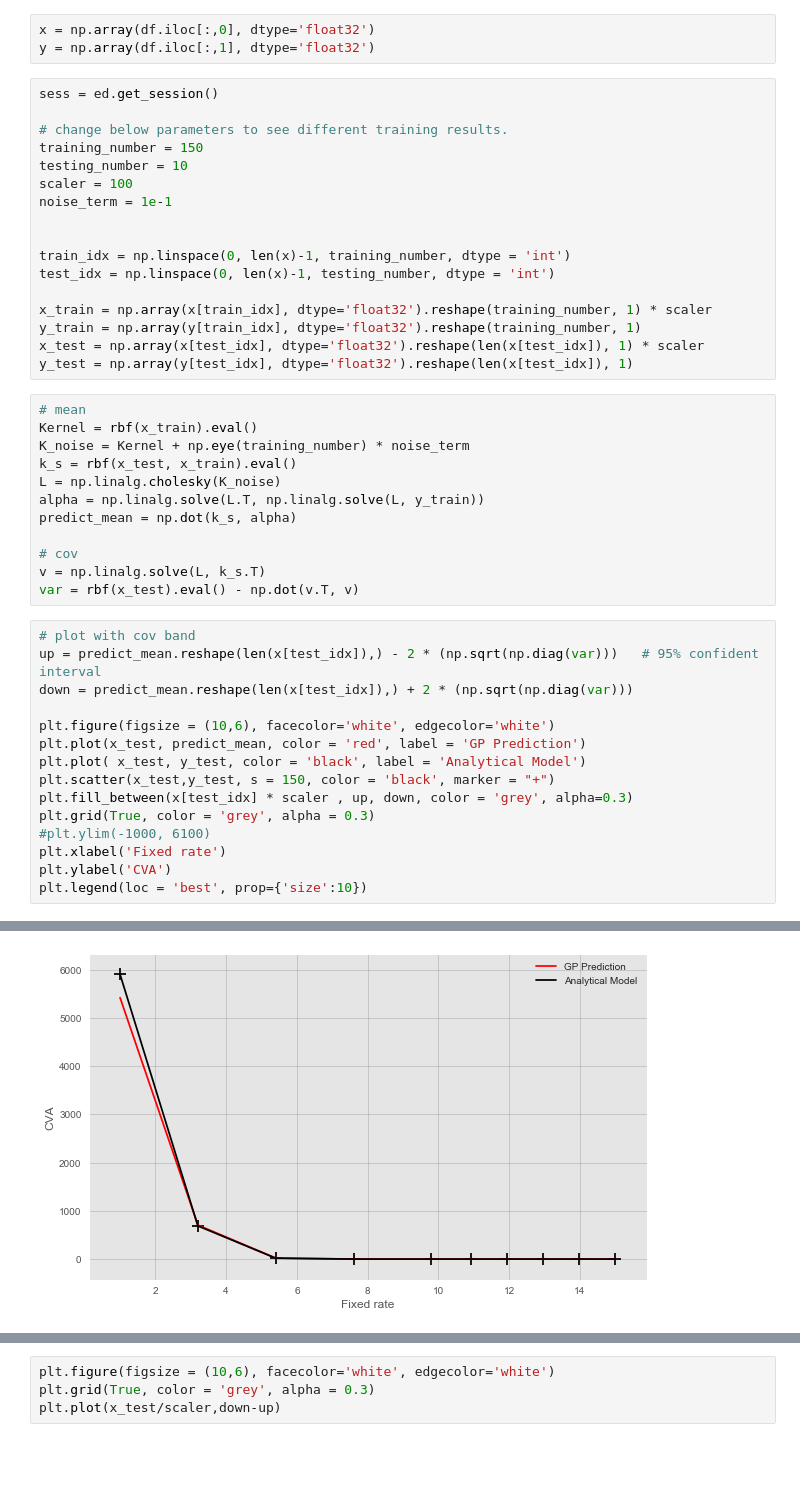
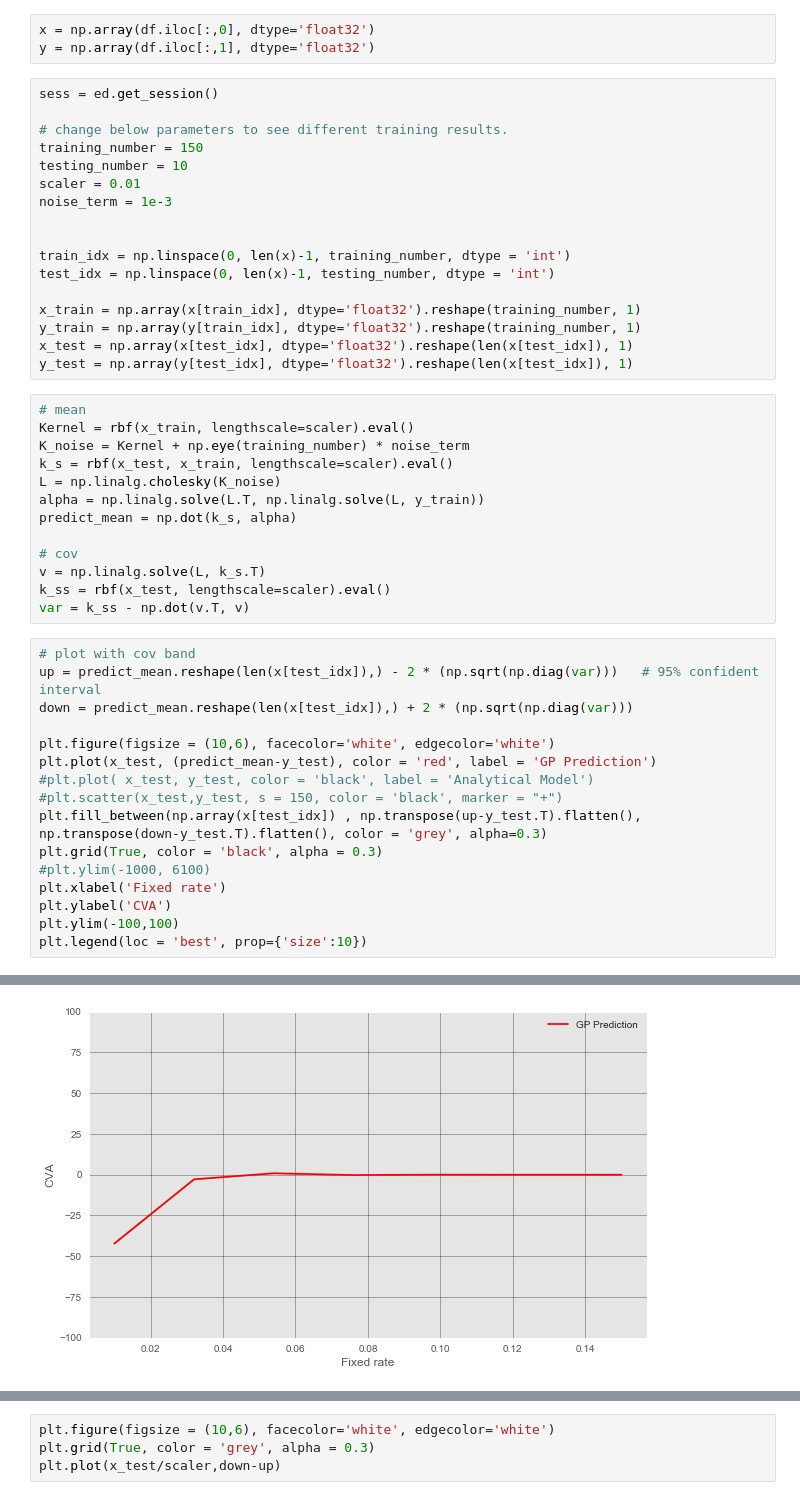
Before and after one commit to xiwenjin/Bayesian-modeling, a Jupyter notebook: fix to CVA.ipynb, the cells around one changed output, grey strips where cells are left out. Drawn from its saved outputs; the diff is of its cells as text; blank space fills up the shorter version.

```diff
--- a/fix to CVA.ipynb
+++ b/fix to CVA.ipynb
@@ -304,44 +305,46 @@ sess = ed.get_session()
 # change below parameters to see different training results.
 training_number = 150
 testing_number = 10
-scaler = 100
-noise_term = 1e-1
+scaler = 0.01
+noise_term = 1e-3
 
 
 train_idx = np.linspace(0, len(x)-1, training_number, dtype = 'int')
 test_idx = np.linspace(0, len(x)-1, testing_number, dtype = 'int')
 
-x_train = np.array(x[train_idx], dtype='float32').reshape(training_number, 1) * scaler
+x_train = np.array(x[train_idx], dtype='float32').reshape(training_number, 1)
 y_train = np.array(y[train_idx], dtype='float32').reshape(training_number, 1)
-x_test = np.array(x[test_idx], dtype='float32').reshape(len(x[test_idx]), 1) * scaler
+x_test = np.array(x[test_idx], dtype='float32').reshape(len(x[test_idx]), 1)
 y_test = np.array(y[test_idx], dtype='float32').reshape(len(x[test_idx]), 1)
 # %%
 # mean
-Kernel = rbf(x_train).eval()
+Kernel = rbf(x_train, lengthscale=scaler).eval()
 K_noise = Kernel + np.eye(training_number) * noise_term
-k_s = rbf(x_test, x_train).eval()
+k_s = rbf(x_test, x_train, lengthscale=scaler).eval()
 L = np.linalg.cholesky(K_noise)
 alpha = np.linalg.solve(L.T, np.linalg.solve(L, y_train))
 predict_mean = np.dot(k_s, alpha)
 
 # cov
 v = np.linalg.solve(L, k_s.T)
-var = rbf(x_test).eval() - np.dot(v.T, v)
+k_ss = rbf(x_test, lengthscale=scaler).eval()
+var = k_ss - np.dot(v.T, v)
 # %%
 # plot with cov band
 up = predict_mean.reshape(len(x[test_idx]),) - 2 * (np.sqrt(np.diag(var)))   # 95% confident interval
 down = predict_mean.reshape(len(x[test_idx]),) + 2 * (np.sqrt(np.diag(var)))
 
 plt.figure(figsize = (10,6), facecolor='white', edgecolor='white')
-plt.plot(x_test, predict_mean, color = 'red', label = 'GP Prediction')
-plt.plot( x_test, y_test, color = 'black', label = 'Analytical Model')
-plt.scatter(x_test,y_test, s = 150, color = 'black', marker = "+")
-plt.fill_between(x[test_idx] * scaler , up, down, color = 'grey', alpha=0.3)
-plt.grid(True, color = 'grey', alpha = 0.3)
+plt.plot(x_test, (predict_mean-y_test), color = 'red', label = 'GP Prediction')
+#plt.plot( x_test, y_test, color = 'black', label = 'Analytical Model')
+#plt.scatter(x_test,y_test, s = 150, color = 'black', marker = "+")
+plt.fill_between(np.array(x[test_idx]) , np.transpose(up-y_test.T).flatten(), np.transpose(down-y_test.T).flatten(), color = 'grey', alpha=0.3)
+plt.grid(True, color = 'black', alpha = 0.3)
 #plt.ylim(-1000, 6100)
 plt.xlabel('Fixed rate')
 plt.ylabel('CVA')
+plt.ylim(-100,100)
 plt.legend(loc = 'best', prop={'size':10})
 # %% [output]
 <matplotlib.legend.Legend at 0x...>
-[figure, old version]
+[figure, new version]
```
Also changed, not shown: parts of 4 cells of this notebook.
